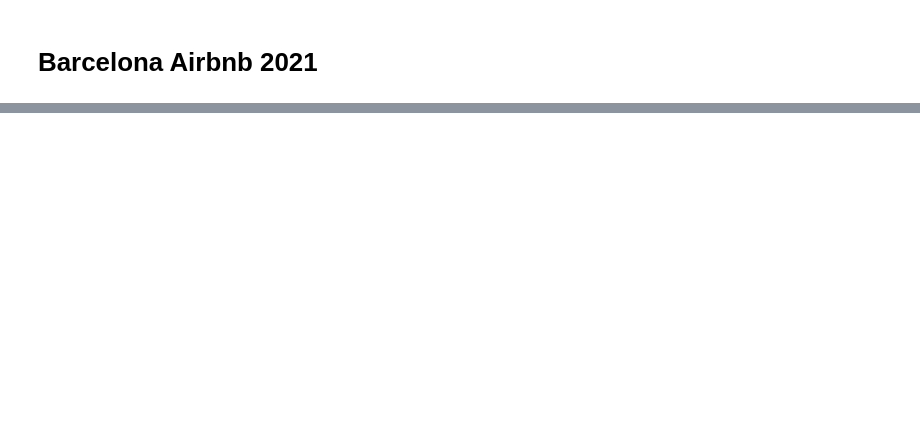
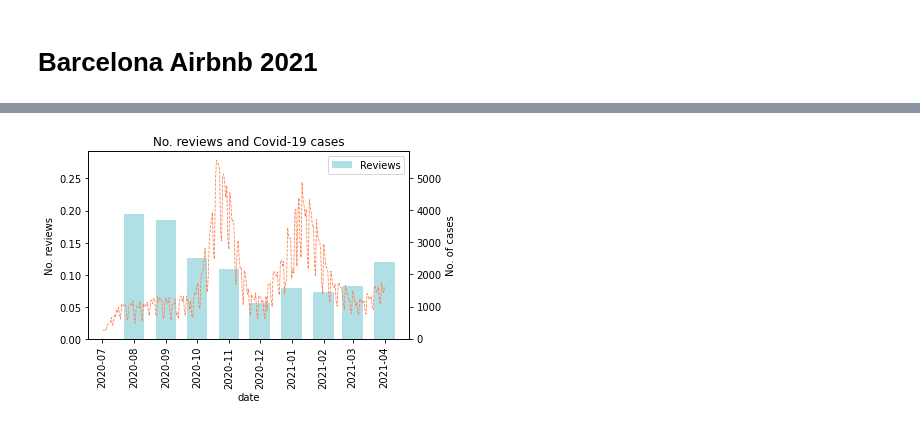
Before and after one commit to jorgemedial/Inside-Airbnb-BCN, a Jupyter notebook: airbnb_bcn.ipynb, the cells around one changed output, grey strips where cells are left out. Cells and saved outputs as stored; diff of their text form; code cells hidden in the pictures; blank space fills up the shorter version.

```diff
--- a/airbnb_bcn.ipynb
+++ b/airbnb_bcn.ipynb
@@ -346,0 +233,13 @@ df_comparison['Relative difference'] = df_comparison.apply(lambda x: 100*(x[1]-x
+# %%
+# Dates when each dataset was created
+dates = {'aug': datetime.datetime(2020,8,1),
+         'sep': datetime.datetime(2020,9,1),
+         'oct': datetime.datetime(2020,10,1),
+         'nov': datetime.datetime(2020,11,1),
+         'dec': datetime.datetime(2020,12,1),
+         'jan': datetime.datetime(2021,1,1),
+         'feb': datetime.datetime(2021,2,1),
+         'mar': datetime.datetime(2021,3,1),
+         'apr': datetime.datetime(2021,4,1)
+              }
+date_series = pd.Series(data=dates)
@@ -346,0 +253,25 @@ df_comparison['Relative difference'] = df_comparison.apply(lambda x: 100*(x[1]-x
+# %%
+# List with the mean number of reviews of each month
+mean_num_reviews = [df_dict[month]['number_of_reviews_l30d'].mean() for month in months]
+y = mean_num_reviews
+
+fig, ax1 = plt.subplots()
+ax1.bar(date_series, mean_num_reviews,
+        ls='-', color = 'powderblue',
+        width=20, label = 'Reviews')
+ax1.set_xlabel('date')
+ax1.set_ylabel('No. reviews')
+ax1.set_title('No. reviews and Covid-19 cases')
+ax1.xaxis.set_tick_params(rotation = 90)
+ax1.set_ylim(ymin=0, ymax=1.5*np.nanmax(y))
+
+ax2 = ax1.twinx()
+ax2.plot_date(cases_cat['fecha'], cases_cat['num_casos'], '--',
+              xdate=True, linewidth=0.8, label='Covid', color='coral')
+ax2.set_ylabel('No. of cases')
+ax1.legend()
+
+plt.tight_layout()
+plt.savefig('q1.png', dpi=300)
+# %% [output]
+[figure, added]
```
Also changed, not shown: parts of 80 cells of this notebook, 6 other files.
